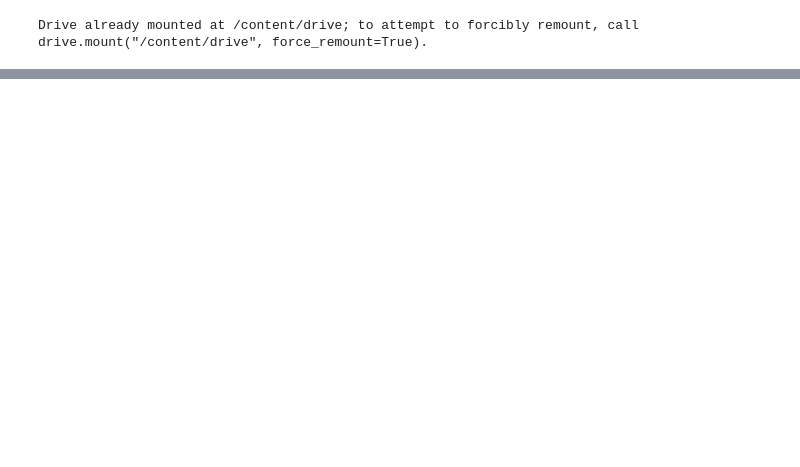
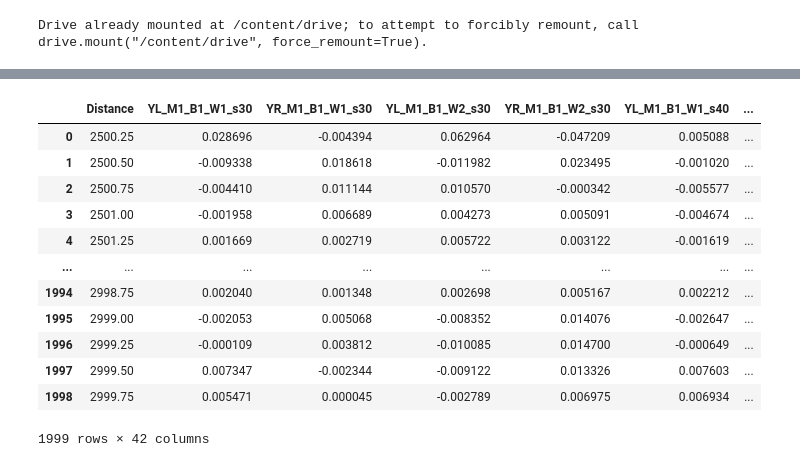
Before and after one commit to i2mmmmm/train_project, a Jupyter notebook: 20230826_ar_c.ipynb, the cells around one changed output, grey strips where cells are left out. Saved outputs shown, nothing was run; the diff lists cells and outputs as text; code cells hidden in the pictures; blank space fills up the shorter version.

```diff
--- a/20230826_ar_c.ipynb
+++ b/20230826_ar_c.ipynb
@@ -867,2 +1007,21 @@ answer2
 # %%
 answer2.to_csv('/content/drive/My Drive/철도/answer20230826_ar_c.csv', index=False)
+# %%
+answer1 = pd.read_csv('/content/drive/My Drive/철도/answer20230826_ar_s.csv')
+answer = pd.concat([answer1,answer2], axis=1)
+# %%
+answer
+# %% [output]
+|  | Distance | YL_M1_B1_W1_s30 | YR_M1_B1_W1_s30 | YL_M1_B1_W2_s30 | YR_M1_B1_W2_s30 | YL_M1_B1_W1_s40 | ... |
+| 0 | 2500.25 | 0.028696 | -0.004394 | 0.062964 | -0.047209 | 0.005088 | ... |
+| 1 | 2500.50 | -0.009338 | 0.018618 | -0.011982 | 0.023495 | -0.001020 | ... |
+| 2 | 2500.75 | -0.004410 | 0.011144 | 0.010570 | -0.000342 | -0.005577 | ... |
+| 3 | 2501.00 | -0.001958 | 0.006689 | 0.004273 | 0.005091 | -0.004674 | ... |
+| 4 | 2501.25 | 0.001669 | 0.002719 | 0.005722 | 0.003122 | -0.001619 | ... |
+| ... | ... | ... | ... | ... | ... | ... | ... |
+| 1994 | 2998.75 | 0.002040 | 0.001348 | 0.002698 | 0.005167 | 0.002212 | ... |
+| 1995 | 2999.00 | -0.002053 | 0.005068 | -0.008352 | 0.014076 | -0.002647 | ... |
+| 1996 | 2999.25 | -0.000109 | 0.003812 | -0.010085 | 0.014700 | -0.000649 | ... |
+| 1997 | 2999.50 | 0.007347 | -0.002344 | -0.009122 | 0.013326 | 0.007603 | ... |
+| 1998 | 2999.75 | 0.005471 | 0.000045 | -0.002789 | 0.006975 | 0.006934 | ... |
+1999 rows × 42 columns
```
Also changed, not shown: parts of 12 cells of this notebook.
